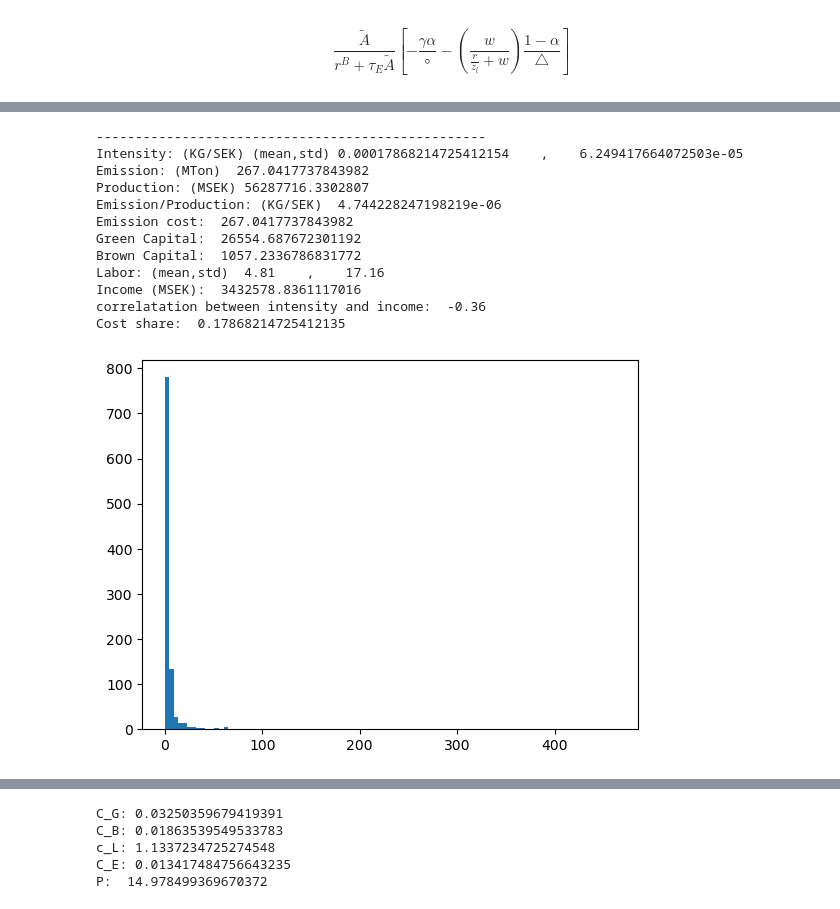
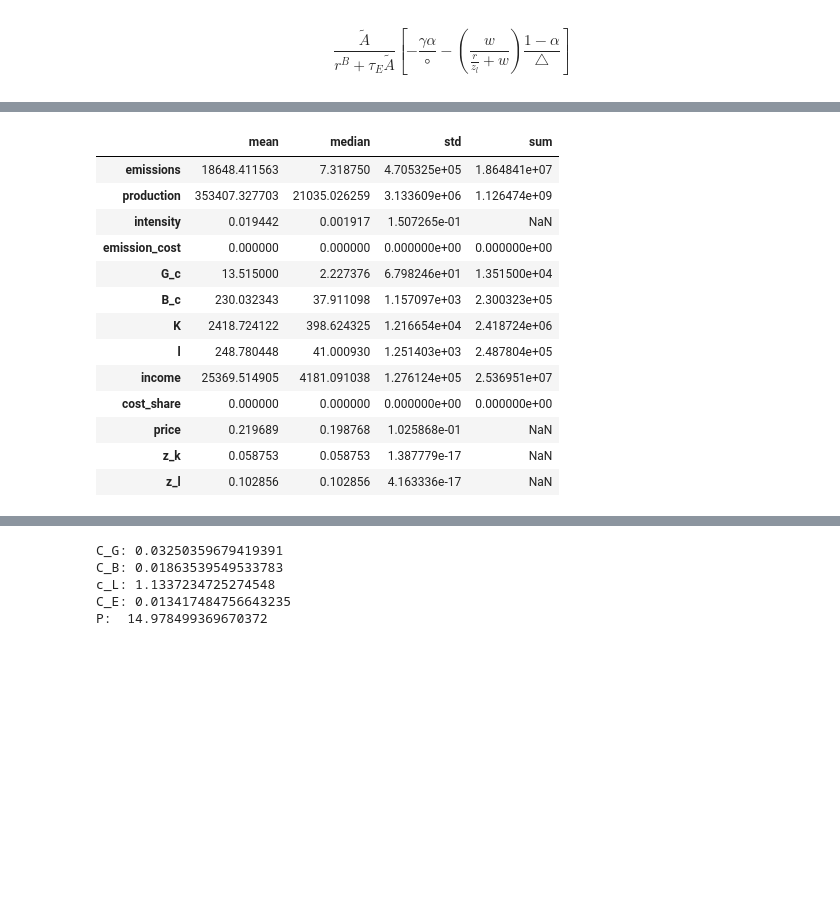
Before and after one commit to mortezaaghajanzadeh/Resource-Reallocation, a Jupyter notebook: code/test.ipynb, the cells around one changed output, grey strips where cells are left out. Drawn from its saved outputs; the diff is of its cells as text; code cells hidden in the pictures; blank space fills up the shorter version.

```diff
--- a/code/test.ipynb
+++ b/code/test.ipynb
@@ -95,66 +117,67 @@ df
 # %%
 parameters = {
     'β': 0.6,
     'γ':2.58,
     'α': 0.25,
     'A_hat':2,
     'A_tilde': .2,
     'μ': 0,
     'θ': 1,
     'η': np.inf,
     'σ': 5,
     'r_b': 0.05,
     'green_premium': 0,
     'w': .500, # MSEK
-    'τ_E': 1000,# per ton
+    'τ_E': 0,# per ton
     'n': int(1e3),
     'sd_hat': .45,
-    'sd_tilde': 1,
+    'sd_tilde': 2,
     'rho': .9,
     }
-z_k,z_l,l,Y,p,g, b = ratios_gen(parameters)
-# print("z_k: ",z_k,"\nz_l: ",z_l,"\nprice: ",p,"\nlabor: ",l,"\noutput: ",Y,"\nbrown capital ",b,"\ngreen capital",g)
-# print("intensity: (KG/SEK) ",parameters['A_tilde']*b / p / Y)
-# print("intensity: ",function_intensity(parameters['A_tilde'],parameters['A_hat'],parameters['α'],parameters['γ'],z_l,z_k,parameters['β']))
-# print("production: (MSEK)",production_function(parameters['A_hat'],parameters['β'],z_l,l))
-# print("emission: (ton)",function_intensity(parameters['A_tilde'],parameters['A_hat'],parameters['α'],parameters['γ'],z_l,z_k,parameters['β']) * production_function(parameters['A_hat'],parameters['β'],z_l,l))
-
-##
-print("-"*50)
-##
 
 res = simulate_firms(parameters)
 
 emissions,production,intensity,emission_cost,G_c,B_c,l,income,cost_share,price = res[0],res[1],res[2],res[3],res[4],res[5],res[6],res[7],res[8],res[9]
+z_k_ratios = res[10]
+z_l_ratios = res[11]
+K = res[12]
 Y = CES_aggregator(production,parameters['σ'])
 e = sum(emissions)
 
-print("Intensity: (KG/SEK) (mean,std)",intensity.mean(),"   ,   ", intensity.std())
-print("Emission: (MTon) ",e)
-print("Production: (MSEK)",Y)
-print("Emission/Production: (KG/SEK) ",e/Y)
-print("Emission cost: ",sum(emission_cost))
-print("Green Capital: ",sum(G_c))
-print("Brown Capital: ",sum(B_c))
-print("Labor: (mean,std) ",l.mean().round(2),"   ,   ",l.std().round(2))
-print("Income (MSEK): ",sum(income))
-print("correlatation between intensity and income: ",np.corrcoef(intensity,income)[0,1].round(2))
-print("Cost share: ",sum(cost_share)/len(cost_share))
+res_dict = {
+    'emissions': {'mean': emissions.mean(), 'median': np.median(emissions) ,'std': emissions.std(), 'sum': sum(emissions)},
+    'production': {'mean': production.mean(), 'median': np.median(production) ,'std': production.std(), 'sum': Y},
+    'intensity': {'mean': intensity.mean(), 'median': np.median(intensity) ,'std': intensity.std(), 'sum': np.nan},
+    'emission_cost': {'mean': emission_cost.mean(), 'median': np.median(emission_cost) ,'std': emission_cost.std(), 'sum': sum(emission_cost)},
+    'G_c': {'mean': G_c.mean(), 'median': np.median(G_c) ,'std': G_c.std(), 'sum': sum(G_c)},
+    'B_c': {'mean': B_c.mean(), 'median': np.median(B_c) ,'std': B_c.std(), 'sum': sum(B_c)},
+    'K': {'mean': K.mean(), 'median': np.median(K) ,'std': K.std(), 'sum': sum(K)},
+    'l': {'mean': l.mean(), 'median': np.median(l) ,'std': l.std(), 'sum': sum(l)},
+    'income': {'mean': income.mean(),'median': np.median(income), 'std': income.std(), 'sum': sum(income)},
+    'cost_share': {'mean': cost_share.mean(),'median': np.median(cost_share), 'std': cost_share.std(), 'sum': sum(cost_share)},
+    'price': {'mean': price.mean(),'median': np.median(price), 'std': price.std(), 'sum': np.nan},
+    'z_k': {'mean': z_k_ratios.mean(),'median': np.median(z_k_ratios), 'std': z_k_ratios.std(), 'sum': np.nan},
+    'z_l': {'mean': z_l_ratios.mean(),'median': np.median(z_l_ratios), 'std': z_l_ratios.std(), 'sum': np.nan},
+
+}
+res_df = pd.DataFrame(res_dict).T
 #hist plot
-plt.figure()
-plt.hist(l,bins=100)
-plt.show()
+# plt.figure()
+# plt.hist(l,bins=100)
+# plt.show()
+res_df
 # %% [output]
---------------------------------------------------
-Intensity: (KG/SEK) (mean,std) 0.00017868214725412154    ,    6.249417664072503e-05
-Emission: (MTon)  267.0417737843982
-Production: (MSEK) 56287716.3302807
-Emission/Production: (KG/SEK)  4.744228247198219e-06
-Emission cost:  267.0417737843982
-Green Capital:  26554.687672301192
-Brown Capital:  1057.2336786831772
-Labor: (mean,std)  4.81    ,    17.16
-Income (MSEK):  3432578.8361117016
-correlatation between intensity and income:  -0.36
-Cost share:  0.17868214725412135
-[figure, removed]
+|  | mean | median | std | sum |
+| emissions | 18648.411563 | 7.318750 | 4.705325e+05 | 1.864841e+07 |
+| production | 353407.327703 | 21035.026259 | 3.133609e+06 | 1.126474e+09 |
+| intensity | 0.019442 | 0.001917 | 1.507265e-01 | NaN |
+| emission_cost | 0.000000 | 0.000000 | 0.000000e+00 | 0.000000e+00 |
+| G_c | 13.515000 | 2.227376 | 6.798246e+01 | 1.351500e+04 |
+| B_c | 230.032343 | 37.911098 | 1.157097e+03 | 2.300323e+05 |
+| K | 2418.724122 | 398.624325 | 1.216654e+04 | 2.418724e+06 |
+| l | 248.780448 | 41.000930 | 1.251403e+03 | 2.487804e+05 |
+| income | 25369.514905 | 4181.091038 | 1.276124e+05 | 2.536951e+07 |
+| cost_share | 0.000000 | 0.000000 | 0.000000e+00 | 0.000000e+00 |
+| price | 0.219689 | 0.198768 | 1.025868e-01 | NaN |
+| z_k | 0.058753 | 0.058753 | 1.387779e-17 | NaN |
+| z_l | 0.102856 | 0.102856 | 4.163336e-17 | NaN |
```
Also changed, not shown: parts of 13 cells of this notebook, 6 other files.
